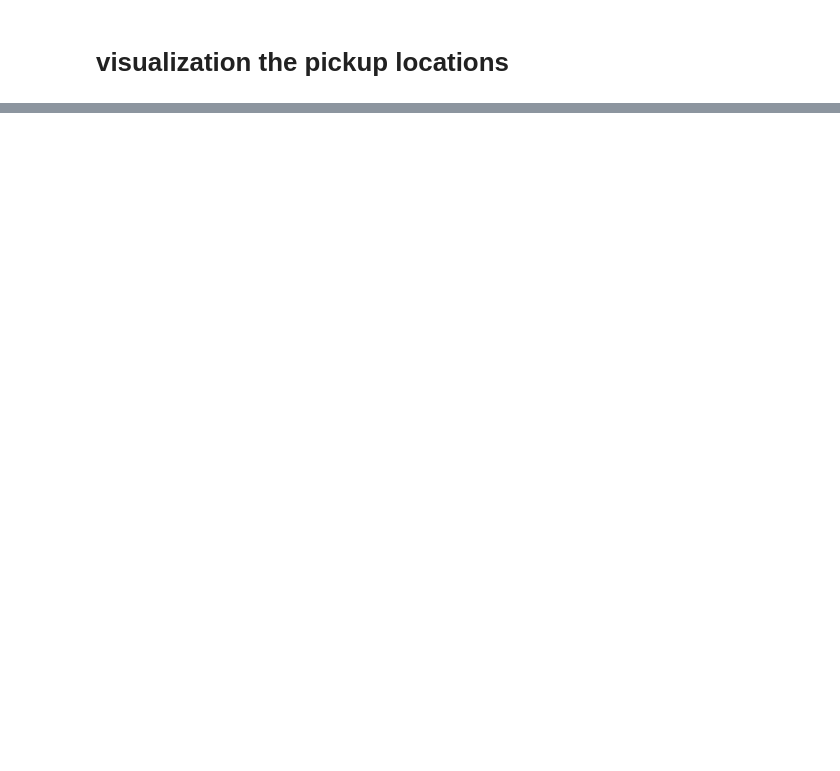
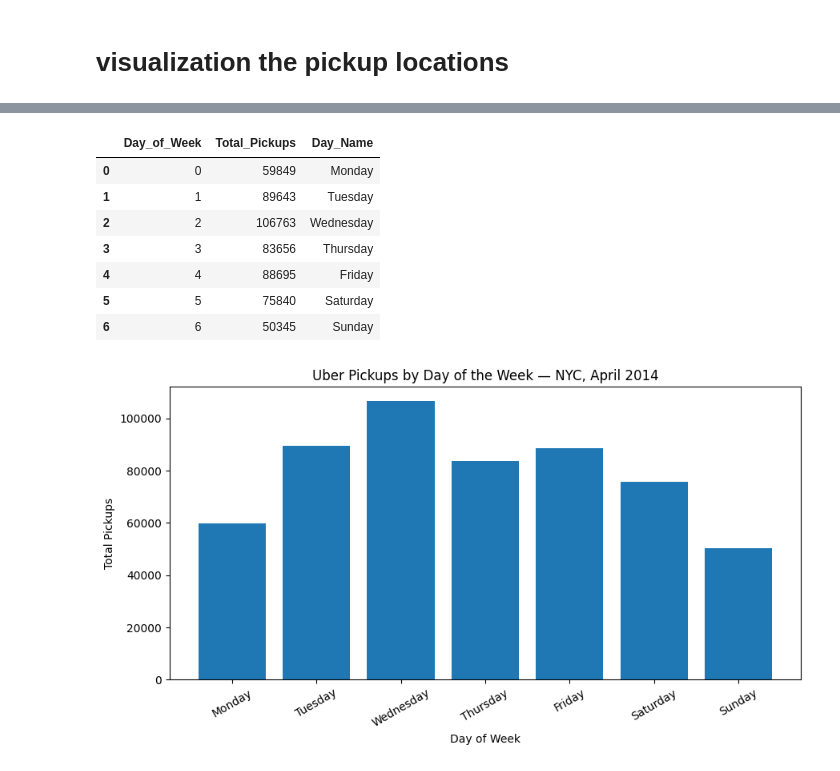
Before and after one commit to 07ashu97912-hub/AI-Based-Smart-Cab-Allocation-and-Driver-Repositioning-System, a Jupyter notebook: main.ipynb, the cells around one changed output, grey strips where cells are left out. Saved outputs shown, nothing was run; the diff lists cells and outputs as text; code cells hidden in the pictures; blank space fills up the shorter version.

```diff
--- a/main.ipynb
+++ b/main.ipynb
@@ -125,0 +554,50 @@ plt.show()
+# %%
+df_ny["Day_of_Week"] = df_ny["Date/Time"].dt.dayofweek
+
+# Calculate total pickups for each day
+daily_demand = (
+    df_ny.groupby("Day_of_Week")
+    .size()
+    .reset_index(name="Total_Pickups")
+)
+
+
+day_names = {
+    0: "Monday",
+    1: "Tuesday",
+    2: "Wednesday",
+    3: "Thursday",
+    4: "Friday",
+    5: "Saturday",
+    6: "Sunday"
+}
+
+daily_demand["Day_Name"] = daily_demand["Day_of_Week"].map(day_names)
+
+
+display(daily_demand)
+
+plt.figure(figsize=(9, 5))
+
+plt.bar(
+    daily_demand["Day_Name"],
+    daily_demand["Total_Pickups"]
+)
+
+plt.xlabel("Day of Week")
+plt.ylabel("Total Pickups")
+plt.title("Uber Pickups by Day of the Week — NYC, April 2014")
+
+plt.xticks(rotation=30)
+plt.tight_layout()
+plt.show()
+# %% [output]
+|  | Day_of_Week | Total_Pickups | Day_Name |
+| 0 | 0 | 59849 | Monday |
+| 1 | 1 | 89643 | Tuesday |
+| 2 | 2 | 106763 | Wednesday |
+| 3 | 3 | 83656 | Thursday |
+| 4 | 4 | 88695 | Friday |
+| 5 | 5 | 75840 | Saturday |
+| 6 | 6 | 50345 | Sunday |
+[figure, added]
```
Also changed, not shown: parts of 30 cells of this notebook.
